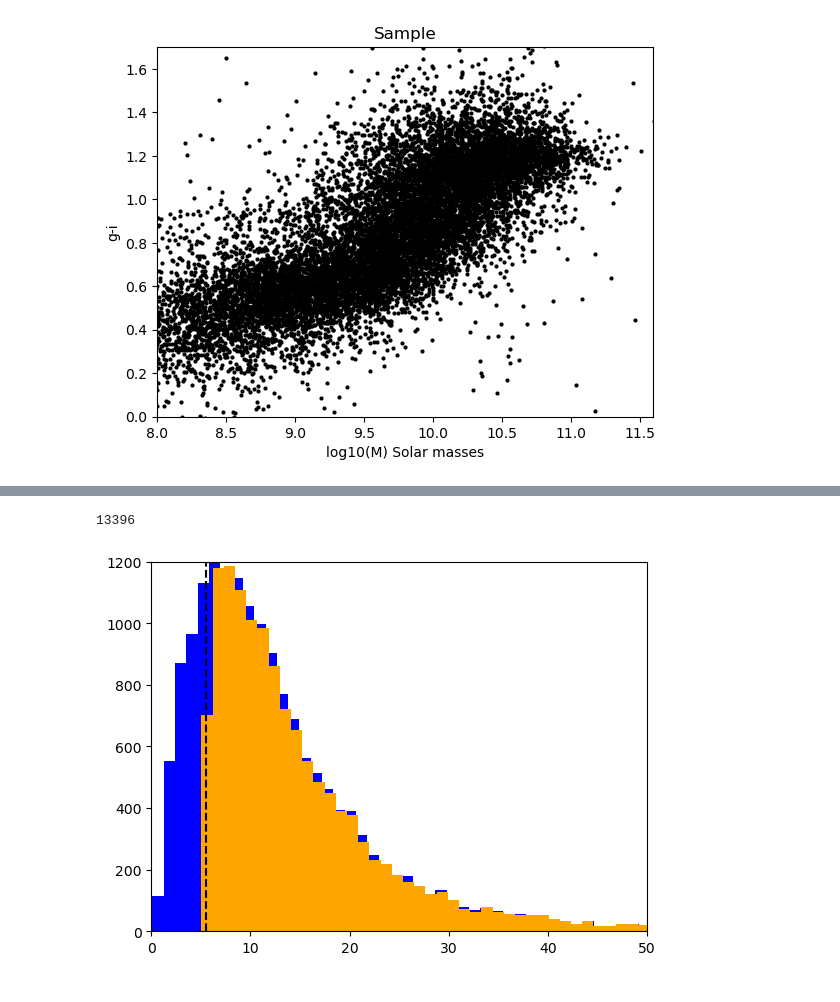
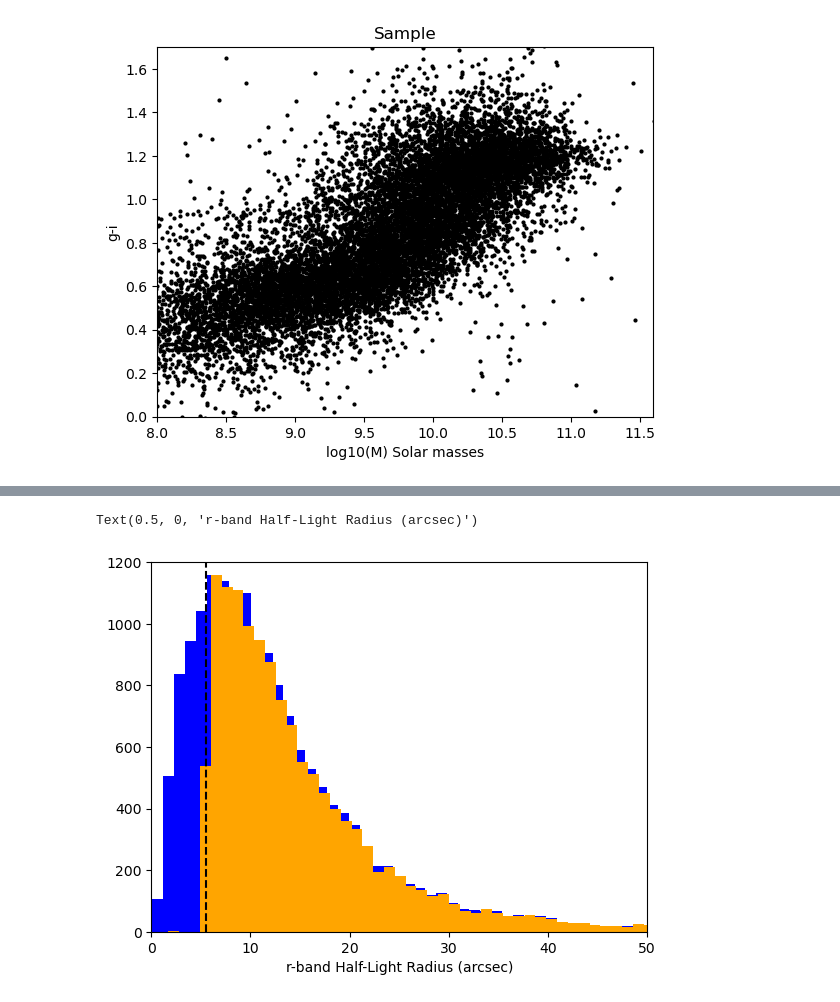
Before and after one commit to EvanBarkus/WISESize_Project, a Jupyter notebook: StudentFigure.ipynb, the cells around one changed output, grey strips where cells are left out. Cells and saved outputs as stored; diff of their text form; code cells hidden in the pictures.

Commit message:
Tweaked plots, added some comments

```diff
--- a/StudentFigure.ipynb
+++ b/StudentFigure.ipynb
@@ -193,13 +168,11 @@ print(len(p90_02))
 # %%
 #Plot histogram of half light radii
-plt.hist(p50_01,bins=140,color='blue')
-plt.hist(p50_02,bins=140,color='orange')
+plt.hist(p50_01,bins=145,color='blue')
+plt.hist(p50_02,bins=145,color='orange')
 plt.axvline(x = 5.5, color = 'black', linestyle='dashed')
 plt.xlim(0,50)
 plt.ylim(0,1200)
-
-#Sample size
-print(len(p50_02))
+plt.xlabel('r-band Half-Light Radius (arcsec)')
 # %% [output]
-13396
+Text(0.5, 0, 'r-band Half-Light Radius (arcsec)')
-[figure, old version]
+[figure, new version]
```
Also changed, not shown: parts of 5 cells of this notebook.
